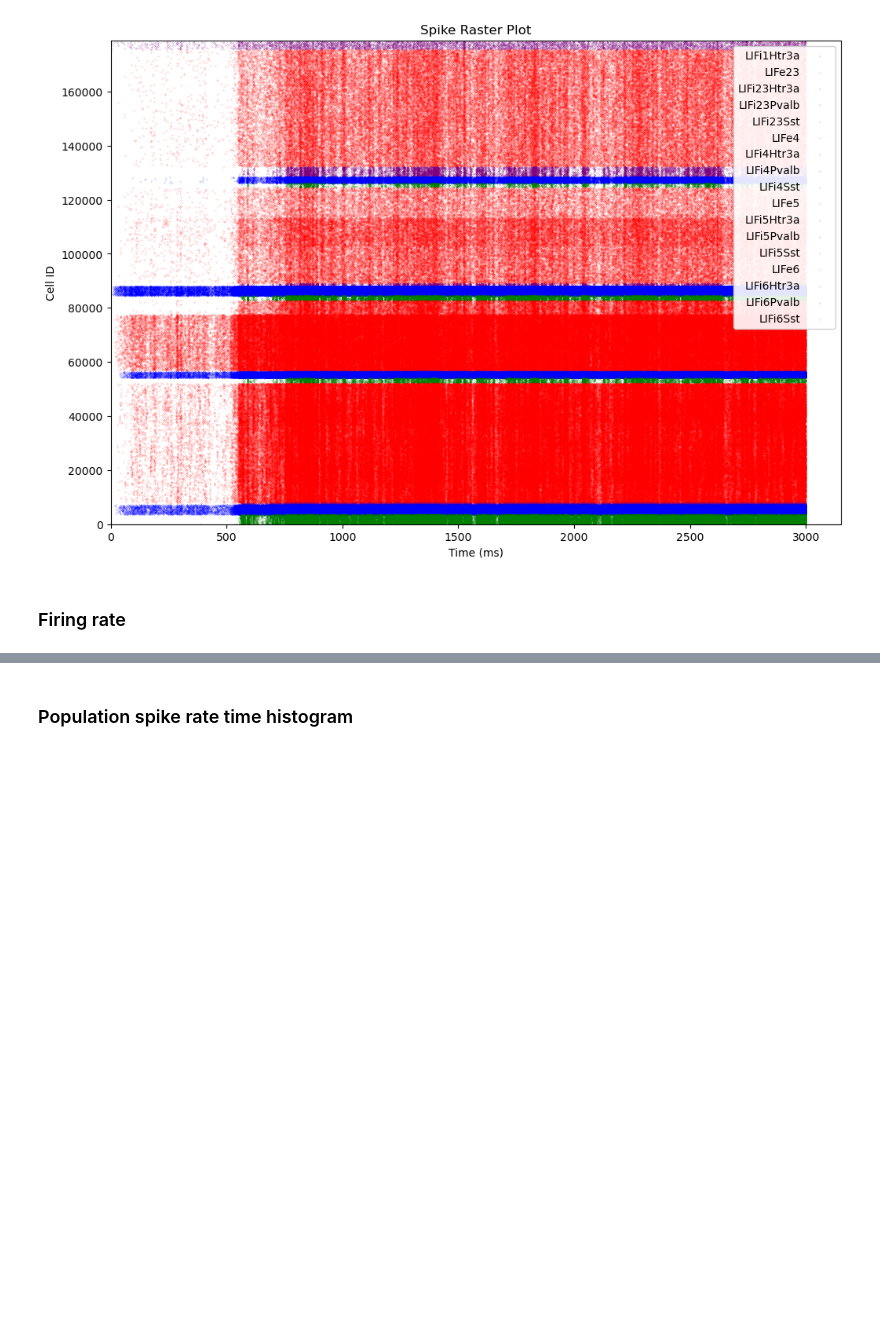
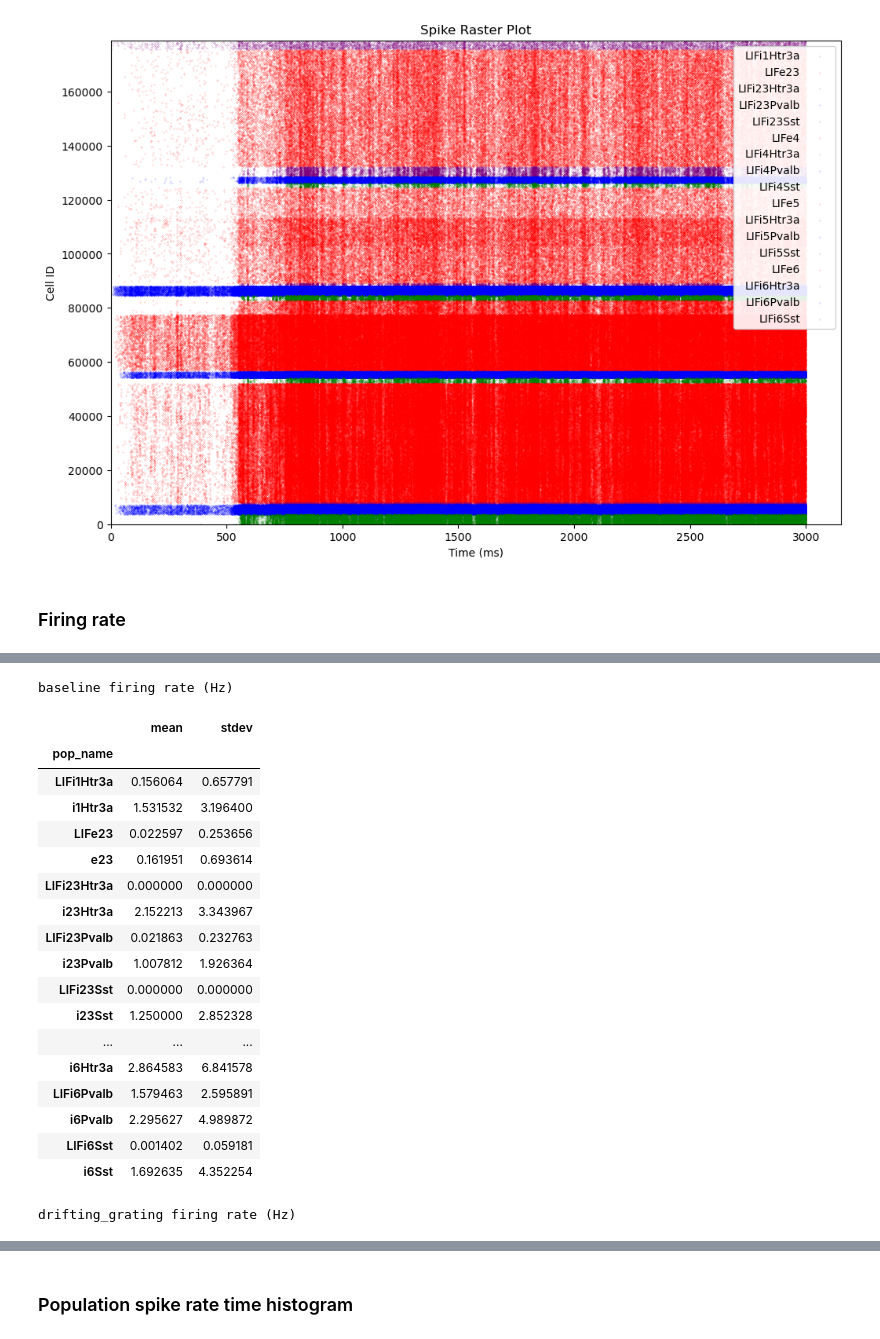
Before and after one commit to chenziao/Analyzing_Allen_V1_Model, a Jupyter notebook: spikes.ipynb, the cells around one changed output, grey strips where cells are left out. Cells and saved outputs as stored; diff of their text form; code cells hidden in the pictures; blank space fills up the shorter version.

```diff
--- a/spikes_drifting_grating.ipynb
+++ b/spikes.ipynb
@@ -106,32 +73,3 @@ display(v1_pop_df.loc[lif_pop_names])
-# %%
-if save_data:
-    bio_idx = v1_nodes['model_type'] == 'biophysical'
-    v1_bio_nodes = v1_nodes[bio_idx].copy() # choose biophysical neurons
-    v1_lif_nodes = v1_nodes[~bio_idx].copy() # choose point neurons
-
-    # IDs for raster plot in a reverse order of layers
-    v1_bio_nodes['raster_id'] = v1_bio_nodes.index
-    n = len(v1_bio_nodes)
-    for p in bio_pop_names:
-        idx = v1_bio_nodes['pop_name'] == p
-        n_pop = idx.sum()
-        v1_bio_nodes.loc[idx, 'raster_id'] = range(n - n_pop, n)
-        n -= n_pop
-
-    v1_lif_nodes['raster_id'] = v1_lif_nodes.index
-    n = len(v1_lif_nodes)
-    for p in lif_pop_names:
-        idx = v1_lif_nodes['pop_name'] == p
-        n_pop = idx.sum()
-        v1_lif_nodes.loc[idx, 'raster_id'] = range(n - n_pop, n)
-        n -= n_pop
-
-    v1_bio_nodes.to_csv(os.path.join(data_dir, 'v1_biophysical_nodes.csv'))
-    v1_lif_nodes.to_csv(os.path.join(data_dir, 'v1_point_process_nodes.csv'))
-else:
-    v1_bio_nodes = pd.read_csv(os.path.join(data_dir, 'v1_biophysical_nodes.csv'), index_col='node_id')
-    v1_lif_nodes = pd.read_csv(os.path.join(data_dir, 'v1_point_process_nodes.csv'), index_col='node_id')
-    v1_nodes = pd.concat((v1_bio_nodes, v1_lif_nodes))
 # %% [markdown]
 ### Load spikes
 # %%
@@ -227,2 +112,38 @@ Drifting grating firing rate (Hz)
 layers = v1_pop_df['layer'].unique()
 model_types = v1_pop_df['model_type'].unique()[::-1]
+# %%
+durations = list(setting.duration_window.keys())
+firing_rates = {}
+pop_frs = {}
+for dur in durations:
+    frs = plot.firing_rate(spikes_df, num_cells=len(v1_nodes), time_windows=setting.duration_window[dur])
+    firing_rates[dur] = frs
+    pop_frs[dur] = {p: frs[nid] for p, nid in v1_pop_ids.items()}
+
+    pop_frs_df = utils.population_statistics(pop_frs[dur])
+    print(f'{dur} firing rate (Hz)')
+    display(pop_frs_df)
+
+    # save to file
+    pop_frs_df.to_csv(os.path.join(trial_dir, dur + '_firing_rate_statisitcs.csv'))
+# %% [output]
+baseline firing rate (Hz)
+|  | mean | stdev |
+| pop_name |  |  |
+| LIFi1Htr3a | 0.156064 | 0.657791 |
+| i1Htr3a | 1.531532 | 3.196400 |
+| LIFe23 | 0.022597 | 0.253656 |
+| e23 | 0.161951 | 0.693614 |
+| LIFi23Htr3a | 0.000000 | 0.000000 |
+| i23Htr3a | 2.152213 | 3.343967 |
+| LIFi23Pvalb | 0.021863 | 0.232763 |
+| i23Pvalb | 1.007812 | 1.926364 |
+| LIFi23Sst | 0.000000 | 0.000000 |
+| i23Sst | 1.250000 | 2.852328 |
+| ... | ... | ... |
+| i6Htr3a | 2.864583 | 6.841578 |
+| LIFi6Pvalb | 1.579463 | 2.595891 |
+| i6Pvalb | 2.295627 | 4.989872 |
+| LIFi6Sst | 0.001402 | 0.059181 |
+| i6Sst | 1.692635 | 4.352254 |
+drifting_grating firing rate (Hz)
```
Also changed, not shown: parts of 21 cells of this notebook, 4 other files.
